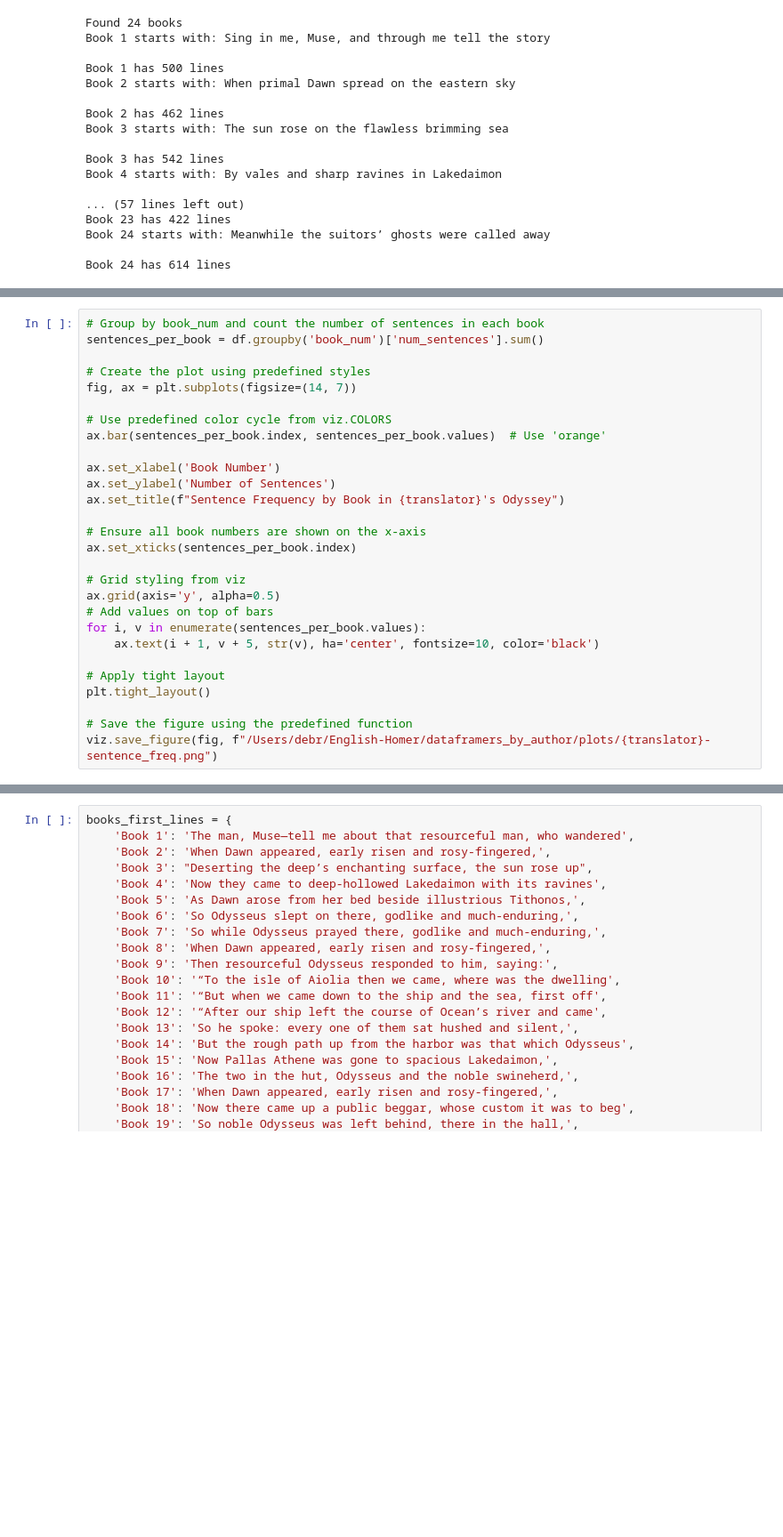
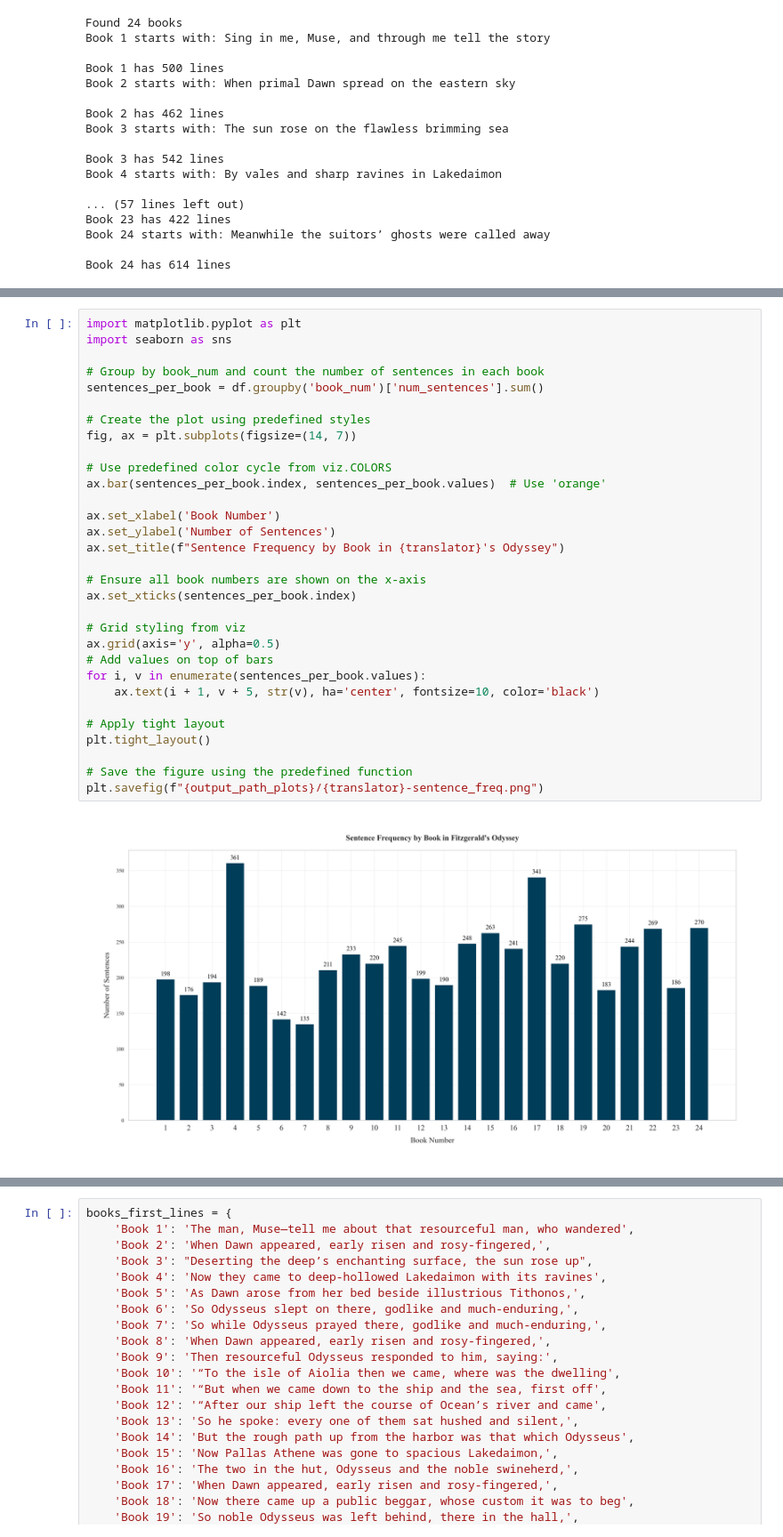
Before and after one commit to neophilology/English-Homer, a Jupyter notebook: dataframers_by_author/dataframer_Fitzgerald.ipynb, the cells around one changed output, grey strips where cells are left out. Shown at 89% size. Cells and saved outputs as stored; diff of their text form; blank space fills up the shorter version.

```diff
--- a/dataframers_by_author/dataframer_Fitzgerald.ipynb
+++ b/dataframers_by_author/dataframer_Fitzgerald.ipynb
@@ -284,31 +237,36 @@ df
 # %%
+import matplotlib.pyplot as plt
+import seaborn as sns
+
 # Group by book_num and count the number of sentences in each book
 sentences_per_book = df.groupby('book_num')['num_sentences'].sum()
 
 # Create the plot using predefined styles
 fig, ax = plt.subplots(figsize=(14, 7))
 
 # Use predefined color cycle from viz.COLORS
 ax.bar(sentences_per_book.index, sentences_per_book.values)  # Use 'orange'
 
 ax.set_xlabel('Book Number')
 ax.set_ylabel('Number of Sentences')
 ax.set_title(f"Sentence Frequency by Book in {translator}'s Odyssey")
 
 # Ensure all book numbers are shown on the x-axis
 ax.set_xticks(sentences_per_book.index)
 
 # Grid styling from viz
 ax.grid(axis='y', alpha=0.5)
 # Add values on top of bars
 for i, v in enumerate(sentences_per_book.values):
     ax.text(i + 1, v + 5, str(v), ha='center', fontsize=10, color='black')
 
 # Apply tight layout
 plt.tight_layout()
 
 # Save the figure using the predefined function
-viz.save_figure(fig, f"/Users/debr/English-Homer/dataframers_by_author/plots/{translator}-sentence_freq.png")
+plt.savefig(f"{output_path_plots}/{translator}-sentence_freq.png")
+# %% [output]
+[figure, added]
 # %%
 # Group by book_num and count the number of lines in each book
 lines_per_book = df.groupby('book_num')['num_lines'].sum()
```
Also changed, not shown: parts of 7 cells of this notebook, 6 other files.
